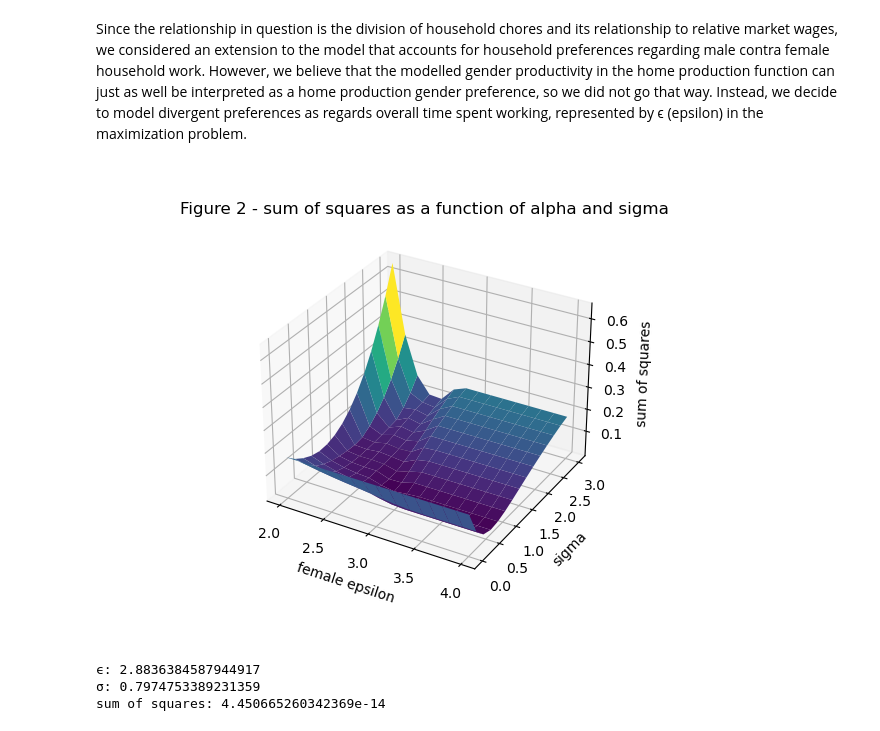
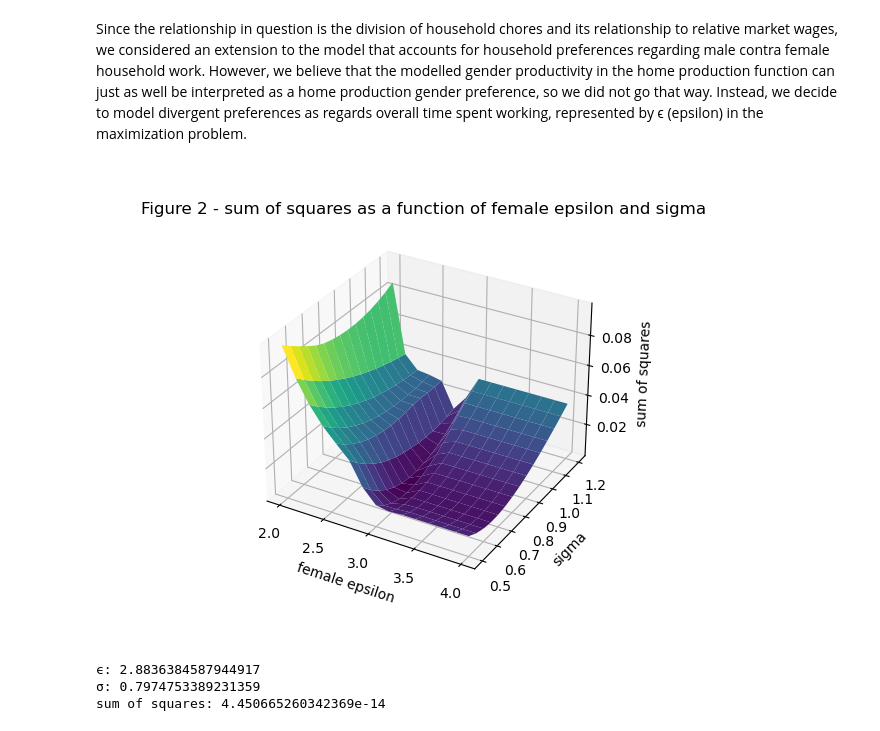
Before and after one commit to NumEconCopenhagen/projects-2023-bulen, a Jupyter notebook: inauguralproject/inauguralproject.ipynb, the cells around one changed output. Drawn from its saved outputs; the diff is of its cells as text; code cells hidden in the pictures.

```diff
--- a/inauguralproject/inauguralproject.ipynb
+++ b/inauguralproject/inauguralproject.ipynb
@@ -268,40 +274,40 @@ OurModel5 = HouseholdSpecializationModelClass()
 epsilonlist = np.linspace(2,4,15)
 sigmalistext = np.linspace(0.5,1.2,15)
 
 
 
-errorvalues = np.zeros((15, 15))
+errorvalues1 = np.zeros((15, 15))
 for i, epsilonf in enumerate(epsilonlist):
-    for j, sigma in enumerate(sigmalist):
+    for j, sigma in enumerate(sigmalistext):
         OurModel5.par.epsilonf=i
         OurModel5.par.sigma=j
         temp1=OurModel5.deviation_ext(epsilonf, sigma)
-        errorvalues[i,j] = temp1
+        errorvalues1[i,j] = temp1
 
 
 
 from mpl_toolkits.mplot3d import Axes3D as ax
 %matplotlib widget
 
 # a. plot
-epsilonspace, sigmaspaceext = np.meshgrid(epsilonlist,sigmalist,indexing='ij')
+epsilonspace, sigmaspaceext = np.meshgrid(epsilonlist,sigmalistext,indexing='ij')
 
 
 fig = plt.figure()
 
 ax = fig.add_subplot(projection='3d')
 
-ax.plot_surface(epsilonspace,sigmaspaceext,errorvalues, cmap='viridis')
+ax.plot_surface(epsilonspace,sigmaspaceext,errorvalues1, cmap='viridis')
 
 # b. add labels
 ax.set_xlabel('female epsilon')
 ax.set_ylabel('sigma')
 ax.set_zlabel('sum of squares')
-ax.set_title('Figure 2 - sum of squares as a function of alpha and sigma')
+ax.set_title('Figure 2 - sum of squares as a function of female epsilon and sigma')
 
 plt.show()
 # %% [output]
-[figure, old version]
+[figure, new version]
 # %%
 
 # b. Minimizing within likely bounds and printing corresponding values
```
Also changed, not shown: parts of 1 cell of this notebook.
